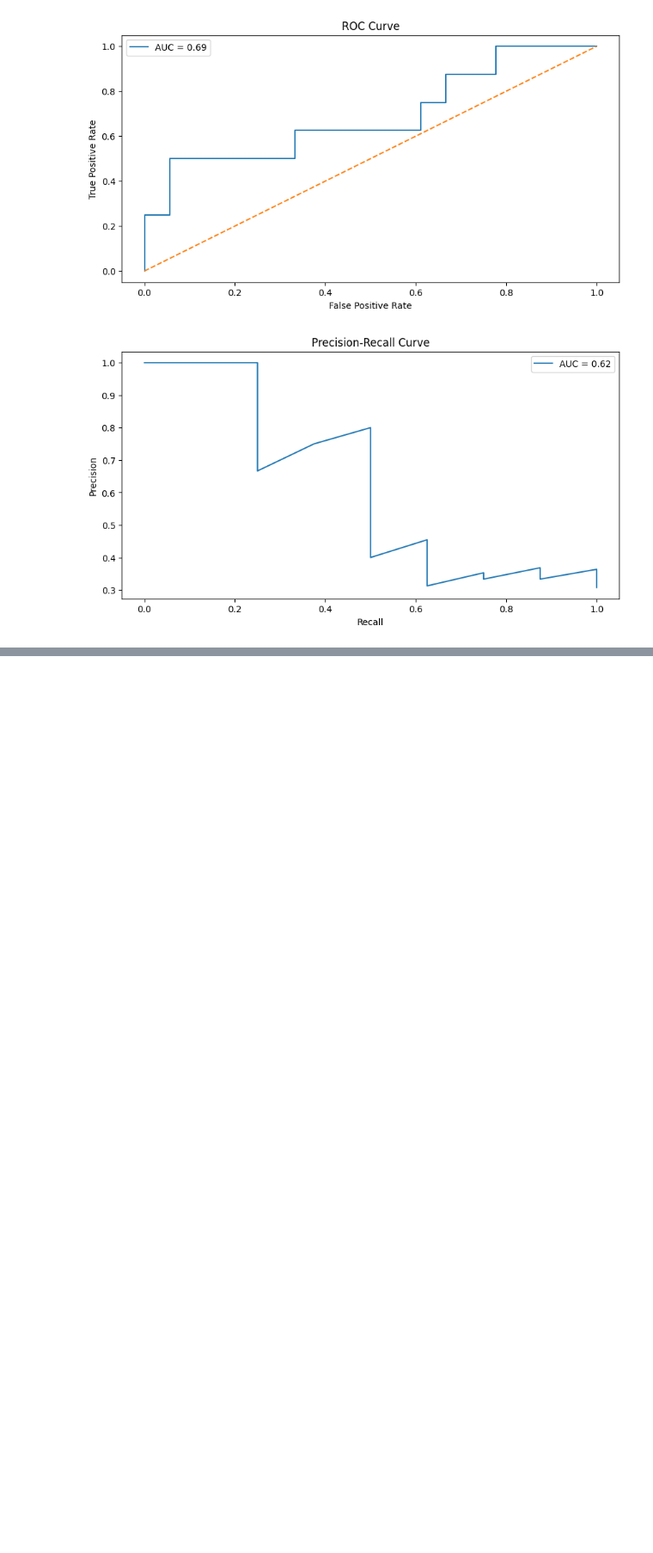
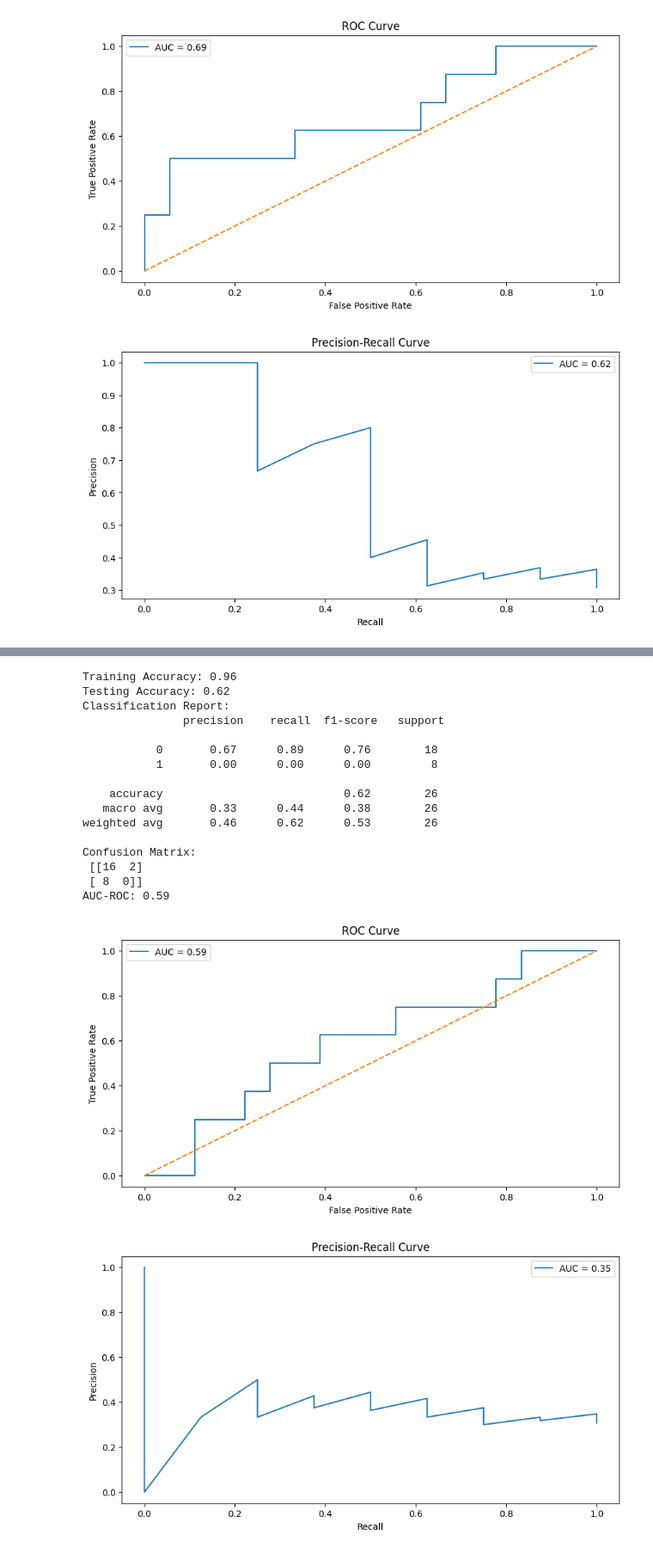
Before and after one commit to Pramod-dataenthusiast/PPA, a Jupyter notebook: PPA.ipynb, the cells around one changed output, grey strips where cells are left out. Shown: that part at 86% size. Saved outputs shown, nothing was run; the diff lists cells and outputs as text; code cells hidden in the pictures; blank space fills up the shorter version.

```diff
--- a/PPA.ipynb
+++ b/PPA.ipynb
@@ -634,0 +658,3 @@ AUC-ROC: 0.59
+# %%
+evaluate_model(NN, x_train_scaled, y_train, x_test_scaled, y_test)
+# %% [output]
@@ -634,0 +663,18 @@ AUC-ROC: 0.59
+Training Accuracy: 0.96
+Testing Accuracy: 0.62
+Classification Report:
+               precision    recall  f1-score   support
+
+           0       0.67      0.89      0.76        18
+           1       0.00      0.00      0.00         8
+
+    accuracy                           0.62        26
+   macro avg       0.33      0.44      0.38        26
+weighted avg       0.46      0.62      0.53        26
+
+Confusion Matrix:
+ [[16  2]
+ [ 8  0]]
+AUC-ROC: 0.59
+[figure, added]
+[figure, added]
```
Also changed, not shown: parts of 19 cells of this notebook.
